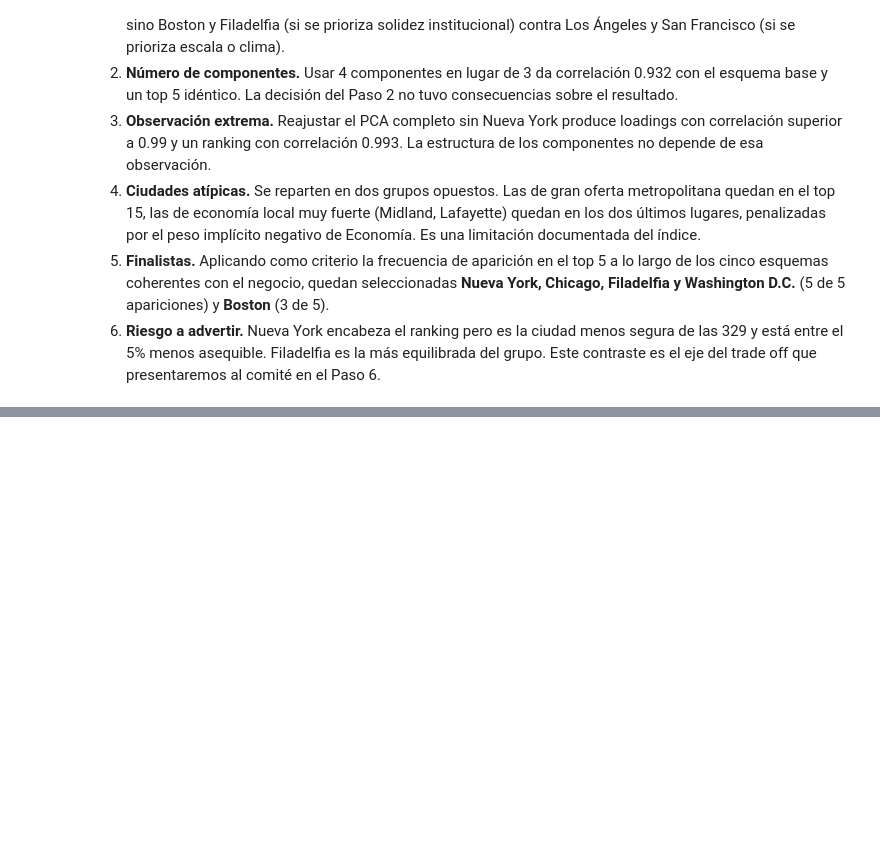
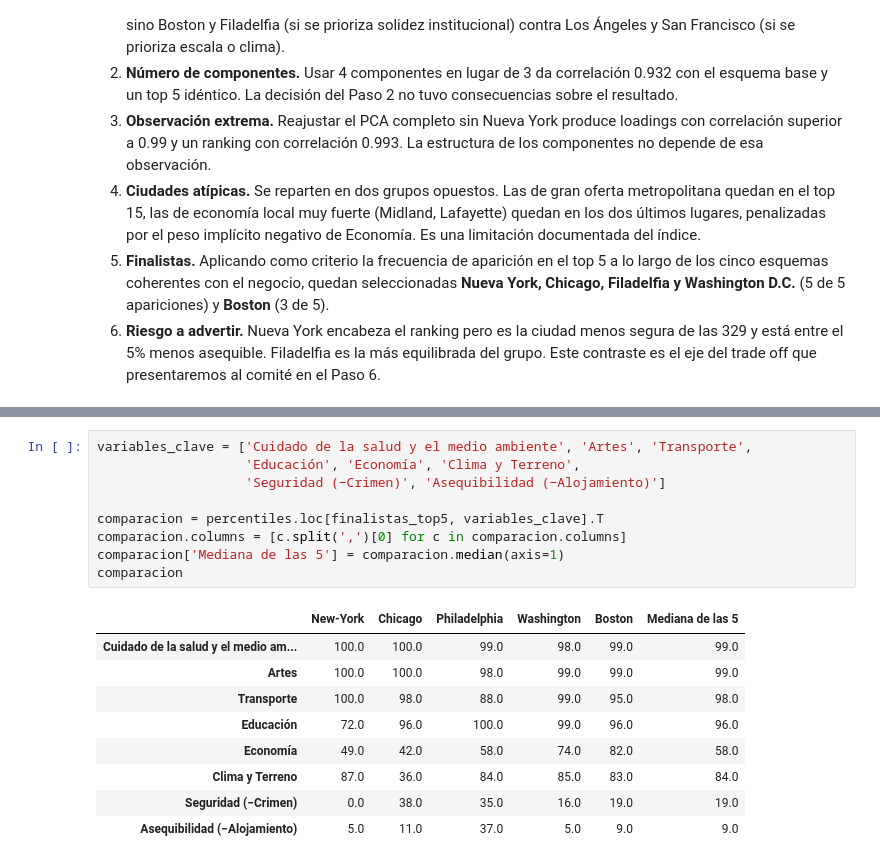
Before and after one commit to JuanRestrepoM/MIAD_202614_Aprendizaje_no_supervisado_G29, a Jupyter notebook: notebooks/S1_New_Sede.ipynb, the cells around one changed output, grey strips where cells are left out. Saved outputs shown, nothing was run; the diff lists cells and outputs as text; blank space fills up the shorter version.

```diff
--- a/notebooks/S1_New_Sede.ipynb
+++ b/notebooks/S1_New_Sede.ipynb
@@ -1487,0 +1540,19 @@ Estas fortalezas y debilidades son el insumo directo del Paso 6, donde formulamo
+# %%
+variables_clave = ['Cuidado de la salud y el medio ambiente', 'Artes', 'Transporte',
+                   'Educación', 'Economía', 'Clima y Terreno',
+                   'Seguridad (−Crimen)', 'Asequibilidad (−Alojamiento)']
+
+comparacion = percentiles.loc[finalistas_top5, variables_clave].T
+comparacion.columns = [c.split(',')[0] for c in comparacion.columns]
+comparacion['Mediana de las 5'] = comparacion.median(axis=1)
+comparacion
+# %% [output]
+|  | New-York | Chicago | Philadelphia | Washington | Boston | Mediana de las 5 |
+| Cuidado de la salud y el medio am... | 100.0 | 100.0 | 99.0 | 98.0 | 99.0 | 99.0 |
+| Artes | 100.0 | 100.0 | 98.0 | 99.0 | 99.0 | 99.0 |
+| Transporte | 100.0 | 98.0 | 88.0 | 99.0 | 95.0 | 98.0 |
+| Educación | 72.0 | 96.0 | 100.0 | 99.0 | 96.0 | 96.0 |
+| Economía | 49.0 | 42.0 | 58.0 | 74.0 | 82.0 | 58.0 |
+| Clima y Terreno | 87.0 | 36.0 | 84.0 | 85.0 | 83.0 | 84.0 |
+| Seguridad (−Crimen) | 0.0 | 38.0 | 35.0 | 16.0 | 19.0 | 19.0 |
+| Asequibilidad (−Alojamiento) | 5.0 | 11.0 | 37.0 | 5.0 | 9.0 | 9.0 |
```
Also changed, not shown: parts of 15 cells of this notebook.
